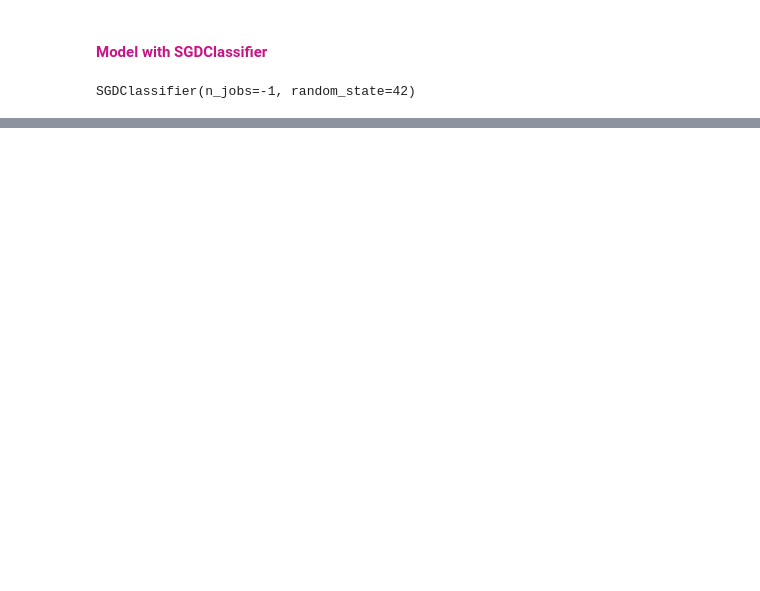
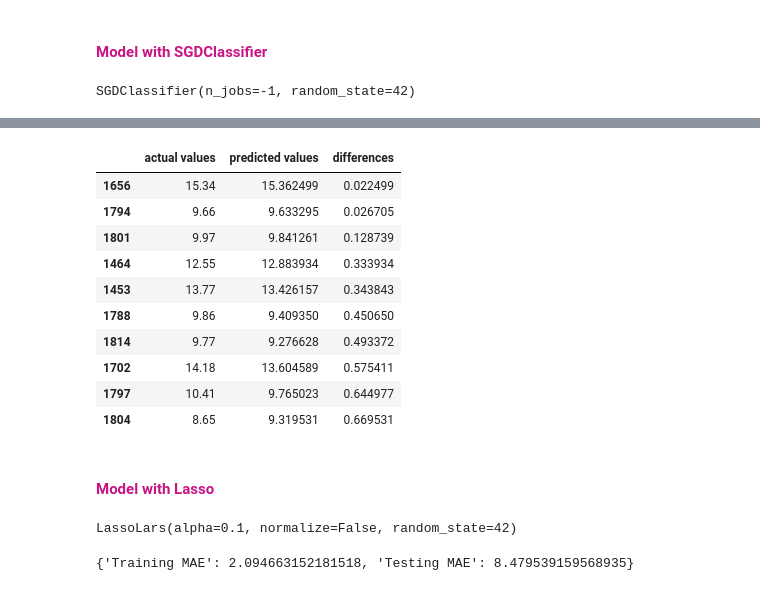
Before and after one commit to rawan-a-d/Air-Quality-Prediction, a Jupyter notebook: modelling.ipynb, the cells around one changed output, grey strips where cells are left out. Drawn from its saved outputs; the diff is of its cells as text; code cells hidden in the pictures; blank space fills up the shorter version.

```diff
--- a/modelling.ipynb
+++ b/modelling.ipynb
@@ -105,0 +186,32 @@ model.score(X_test, y_test)
+# %%
+# create dataframe containing actual values, predictions and the differences between them
+df = get_scores_dataframe(model)
+df.sort_values(by="differences").head(10)
+# %% [output]
+|  | actual values | predicted values | differences |
+| 1656 | 15.34 | 15.362499 | 0.022499 |
+| 1794 | 9.66 | 9.633295 | 0.026705 |
+| 1801 | 9.97 | 9.841261 | 0.128739 |
+| 1464 | 12.55 | 12.883934 | 0.333934 |
+| 1453 | 13.77 | 13.426157 | 0.343843 |
+| 1788 | 9.86 | 9.409350 | 0.450650 |
+| 1814 | 9.77 | 9.276628 | 0.493372 |
+| 1702 | 14.18 | 13.604589 | 0.575411 |
+| 1797 | 10.41 | 9.765023 | 0.644977 |
+| 1804 | 8.65 | 9.319531 | 0.669531 |
+# %% [markdown]
+<h4><font color=mediumvioletred>Model with Lasso </font></h4>
+# %%
+model = LassoLars(alpha=.1,
+                  normalize=False,
+                  random_state=42)
+
+# fit the model
+model.fit(X_train, y_train)
+# %% [output]
+LassoLars(alpha=0.1, normalize=False, random_state=42)
+# %%
+# score model
+show_scores(model)
+# %% [output]
+{'Training MAE': 2.094663152181518, 'Testing MAE': 8.479539159568935}
```
Also changed, not shown: parts of 32 cells of this notebook.
